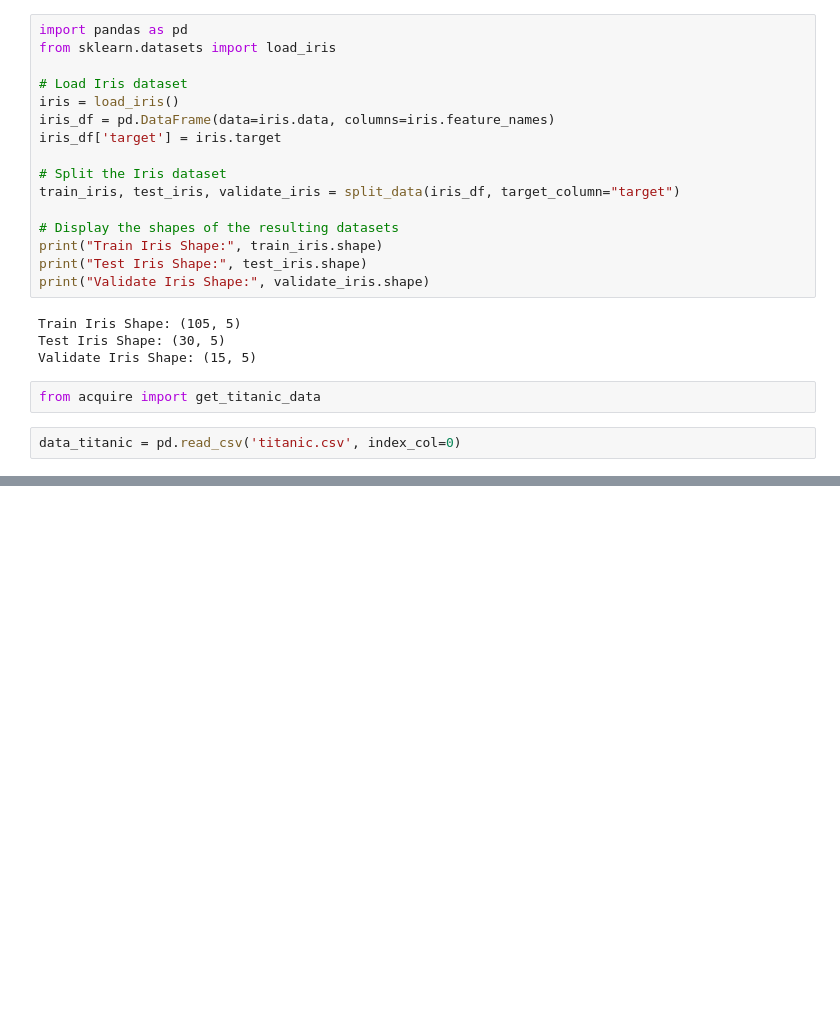
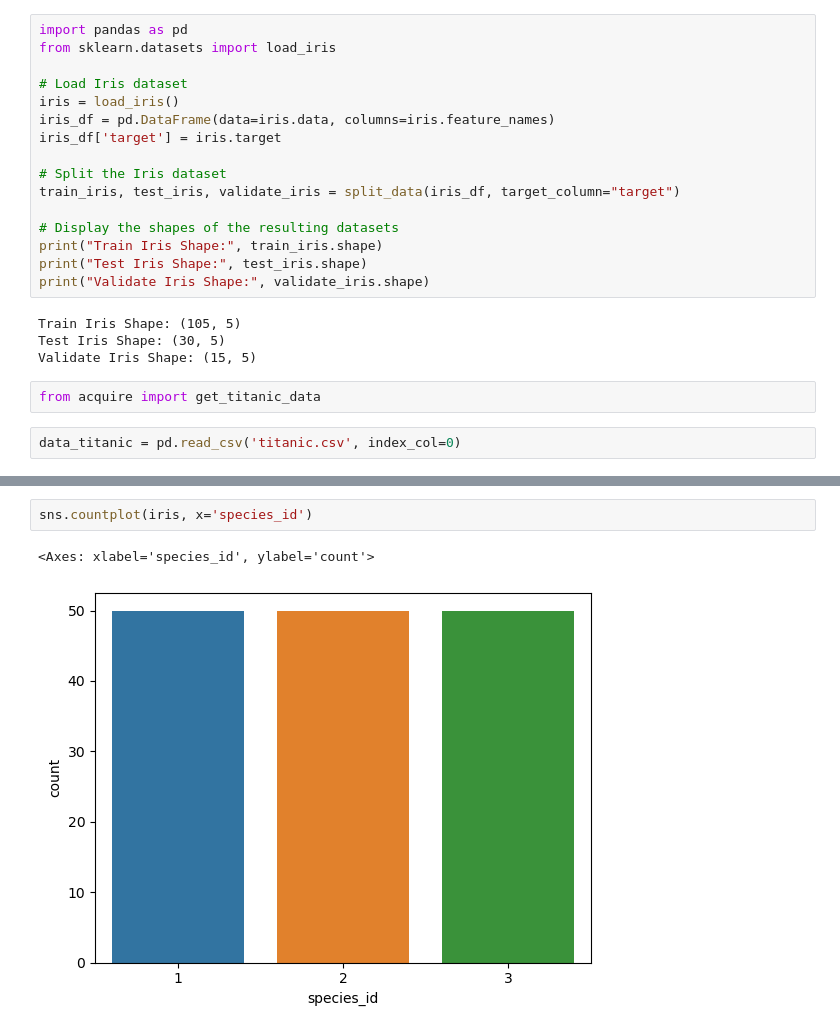
Before and after one commit to AaronFischer99/classification-exercises, a Jupyter notebook: classification_exercises.ipynb, the cells around one changed output, grey strips where cells are left out. Saved outputs shown, nothing was run; the diff lists cells and outputs as text; blank space fills up the shorter version.

```diff
--- a/classification_exercises.ipynb
+++ b/classification_exercises.ipynb
@@ -287,0 +372,5 @@ Validate Iris Shape: (15, 5)
+# %%
+sns.countplot(iris, x='species_id')
+# %% [output]
+<Axes: xlabel='species_id', ylabel='count'>
+[figure, added]
```
Also changed, not shown: parts of 53 cells of this notebook.
